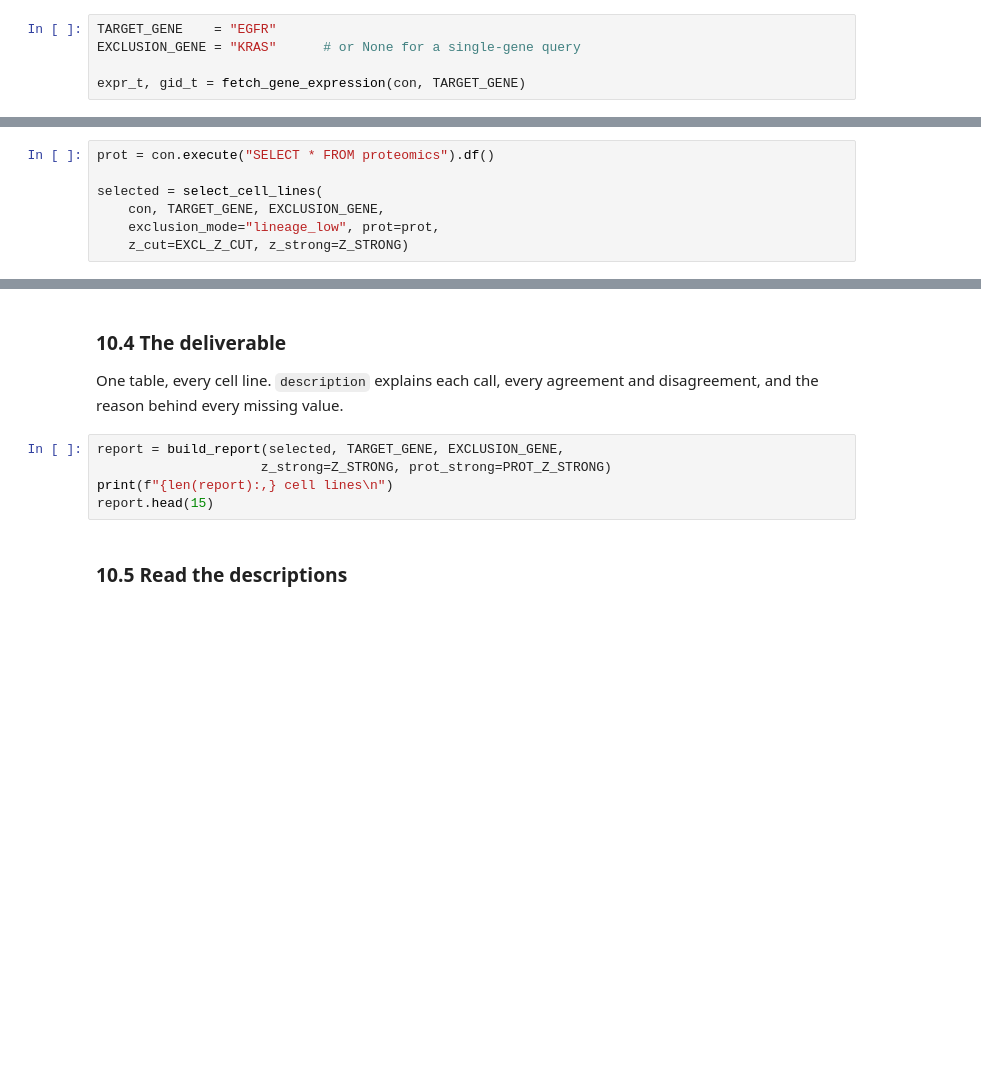
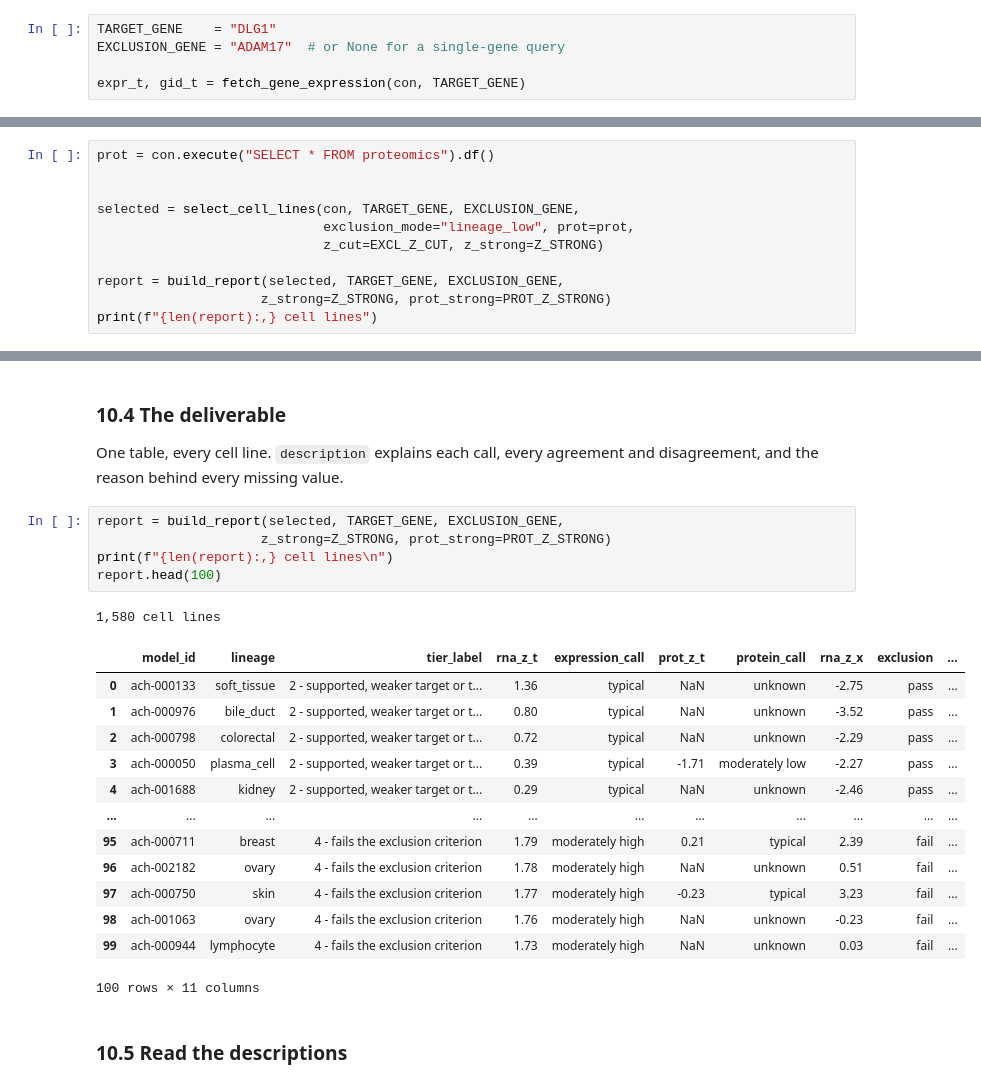
Before and after one commit to UoB-AstraZeneca-25-26/UoB-GeneTraceAI-25-26, a Jupyter notebook: src/Track - D/transcriptonomics.ipynb, the cells around one changed output, grey strips where cells are left out. Cells and saved outputs as stored; diff of their text form; blank space fills up the shorter version.

```diff
--- a/src/Track - D/transcriptonomics.ipynb
+++ b/src/Track - D/transcriptonomics.ipynb
@@ -1344,7 +1348,7 @@ Set `EXCLUSION_GENE = None` for the single-gene case, or name a gene to have
 every line annotated against it. Either way **all cell lines are returned** —
 the exclusion criterion labels rows, it does not remove them.
 # %%
-TARGET_GENE    = "EGFR"
-EXCLUSION_GENE = "KRAS"      # or None for a single-gene query
+TARGET_GENE    = "DLG1"
+EXCLUSION_GENE = "ADAM17"  # or None for a single-gene query
 
 expr_t, gid_t = fetch_gene_expression(con, TARGET_GENE)
@@ -1376,7 +1426,11 @@ Nothing is filtered. `tier` orders the table; `exclusion` labels each row
 # %%
 prot = con.execute("SELECT * FROM proteomics").df()
 
-selected = select_cell_lines(
-    con, TARGET_GENE, EXCLUSION_GENE,
-    exclusion_mode="lineage_low", prot=prot,
-    z_cut=EXCL_Z_CUT, z_strong=Z_STRONG)
+
+selected = select_cell_lines(con, TARGET_GENE, EXCLUSION_GENE,
+                             exclusion_mode="lineage_low", prot=prot,
+                             z_cut=EXCL_Z_CUT, z_strong=Z_STRONG)
+
+report = build_report(selected, TARGET_GENE, EXCLUSION_GENE,
+                     z_strong=Z_STRONG, prot_strong=PROT_Z_STRONG)
+print(f"{len(report):,} cell lines")
@@ -1388,8 +1460,23 @@ and disagreement, and the reason behind every missing value.
 # %%
 report = build_report(selected, TARGET_GENE, EXCLUSION_GENE,
                      z_strong=Z_STRONG, prot_strong=PROT_Z_STRONG)
 print(f"{len(report):,} cell lines\n")
-report.head(15)
+report.head(100)
+# %% [output]
+1,580 cell lines
+|  | model_id | lineage | tier_label | rna_z_t | expression_call | prot_z_t | protein_call | rna_z_x | exclusion | ... |
+| 0 | ach-000133 | soft_tissue | 2 - supported, weaker target or t... | 1.36 | typical | NaN | unknown | -2.75 | pass | ... |
+| 1 | ach-000976 | bile_duct | 2 - supported, weaker target or t... | 0.80 | typical | NaN | unknown | -3.52 | pass | ... |
+| 2 | ach-000798 | colorectal | 2 - supported, weaker target or t... | 0.72 | typical | NaN | unknown | -2.29 | pass | ... |
+| 3 | ach-000050 | plasma_cell | 2 - supported, weaker target or t... | 0.39 | typical | -1.71 | moderately low | -2.27 | pass | ... |
+| 4 | ach-001688 | kidney | 2 - supported, weaker target or t... | 0.29 | typical | NaN | unknown | -2.46 | pass | ... |
+| ... | ... | ... | ... | ... | ... | ... | ... | ... | ... | ... |
+| 95 | ach-000711 | breast | 4 - fails the exclusion criterion | 1.79 | moderately high | 0.21 | typical | 2.39 | fail | ... |
+| 96 | ach-002182 | ovary | 4 - fails the exclusion criterion | 1.78 | moderately high | NaN | unknown | 0.51 | fail | ... |
+| 97 | ach-000750 | skin | 4 - fails the exclusion criterion | 1.77 | moderately high | -0.23 | typical | 3.23 | fail | ... |
+| 98 | ach-001063 | ovary | 4 - fails the exclusion criterion | 1.76 | moderately high | NaN | unknown | -0.23 | fail | ... |
+| 99 | ach-000944 | lymphocyte | 4 - fails the exclusion criterion | 1.73 | moderately high | NaN | unknown | 0.03 | fail | ... |
+100 rows × 11 columns
 # %% [markdown]
 ### 10.5 Read the descriptions
 # %%
```
Also changed, not shown: parts of 11 cells of this notebook.
